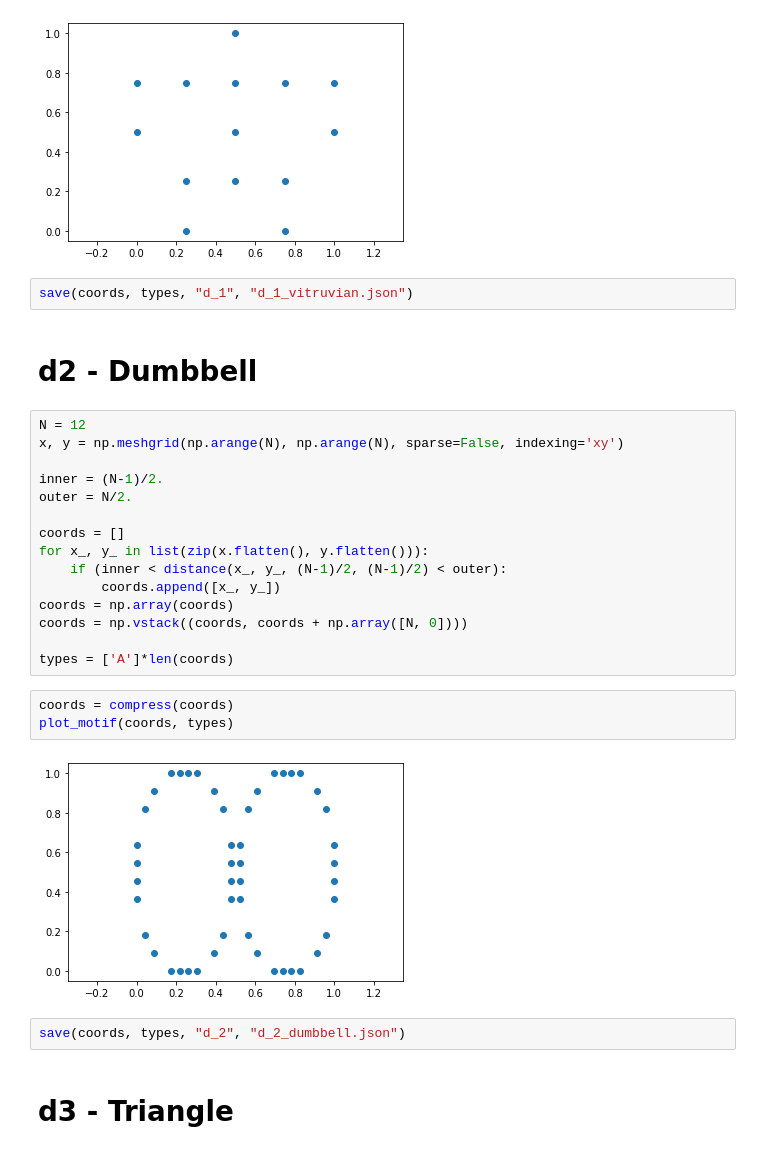
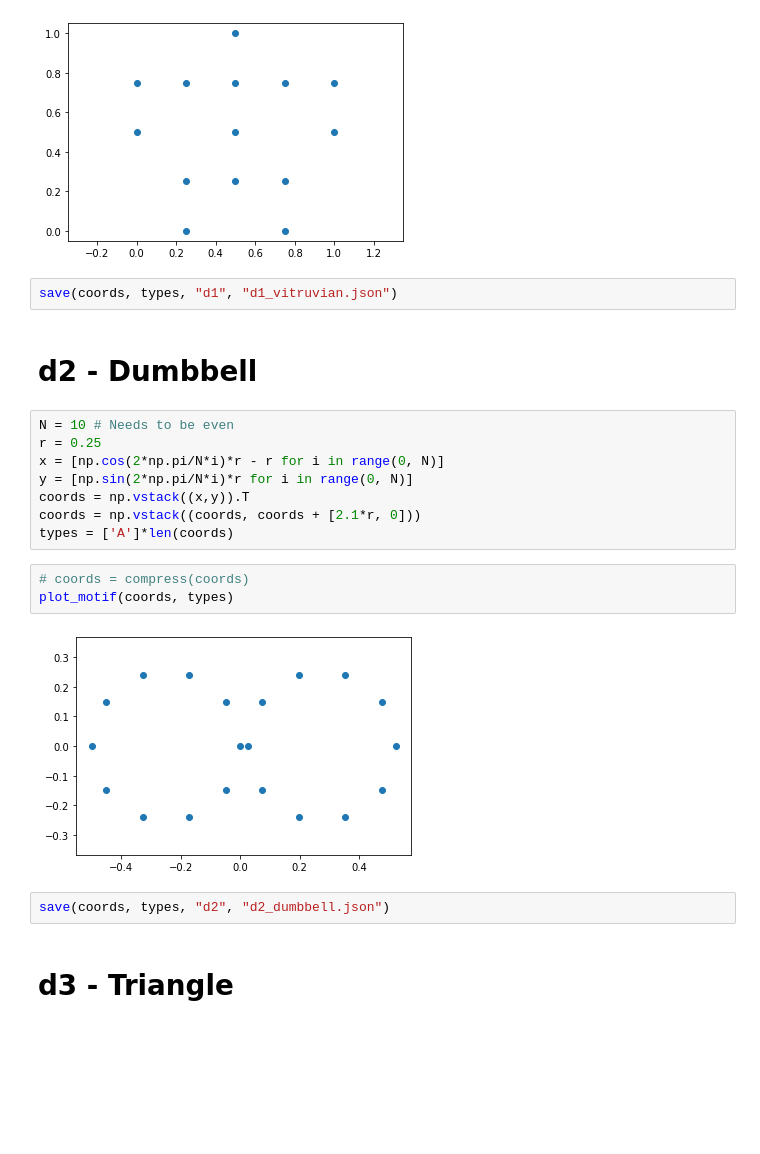
Before and after one commit to usnistgov/escherized-colloids, a Jupyter notebook: motif_library/Motifs.ipynb, the cells around one changed output. Saved outputs shown, nothing was run; the diff lists cells and outputs as text; blank space fills up the shorter version.

```diff
--- a/motif_library/Motifs.ipynb
+++ b/motif_library/Motifs.ipynb
@@ -101,31 +93,24 @@ plot_motif(coords, types)
 # %% [output]
 [figure]
 # %%
-save(coords, types, "d_1", "d_1_vitruvian.json")
+save(coords, types, "d1", "d1_vitruvian.json")
 # %% [markdown]
 # d2 - Dumbbell
-# %%
-N = 12
-x, y = np.meshgrid(np.arange(N), np.arange(N), sparse=False, indexing='xy')
-
-inner = (N-1)/2.
-outer = N/2.
-
-coords = []
-for x_, y_ in list(zip(x.flatten(), y.flatten())):
-    if (inner < distance(x_, y_, (N-1)/2, (N-1)/2) < outer):
-        coords.append([x_, y_])
-coords = np.array(coords)
-coords = np.vstack((coords, coords + np.array([N, 0])))
-
-types = ['A']*len(coords)
+# %%
+N = 10 # Needs to be even
+r = 0.25
+x = [np.cos(2*np.pi/N*i)*r - r for i in range(0, N)]
+y = [np.sin(2*np.pi/N*i)*r for i in range(0, N)]
+coords = np.vstack((x,y)).T
+coords = np.vstack((coords, coords + [2.1*r, 0]))
+types = ['A']*len(coords)
 # %%
-coords = compress(coords)
+# coords = compress(coords)
 plot_motif(coords, types)
 # %% [output]
-[figure, old version]
+[figure, new version]
 # %%
-save(coords, types, "d_2", "d_2_dumbbell.json")
+save(coords, types, "d2", "d2_dumbbell.json")
 # %% [markdown]
 # d3 - Triangle
 # %%
```
Also changed, not shown: parts of 12 cells of this notebook, 10 other files.
